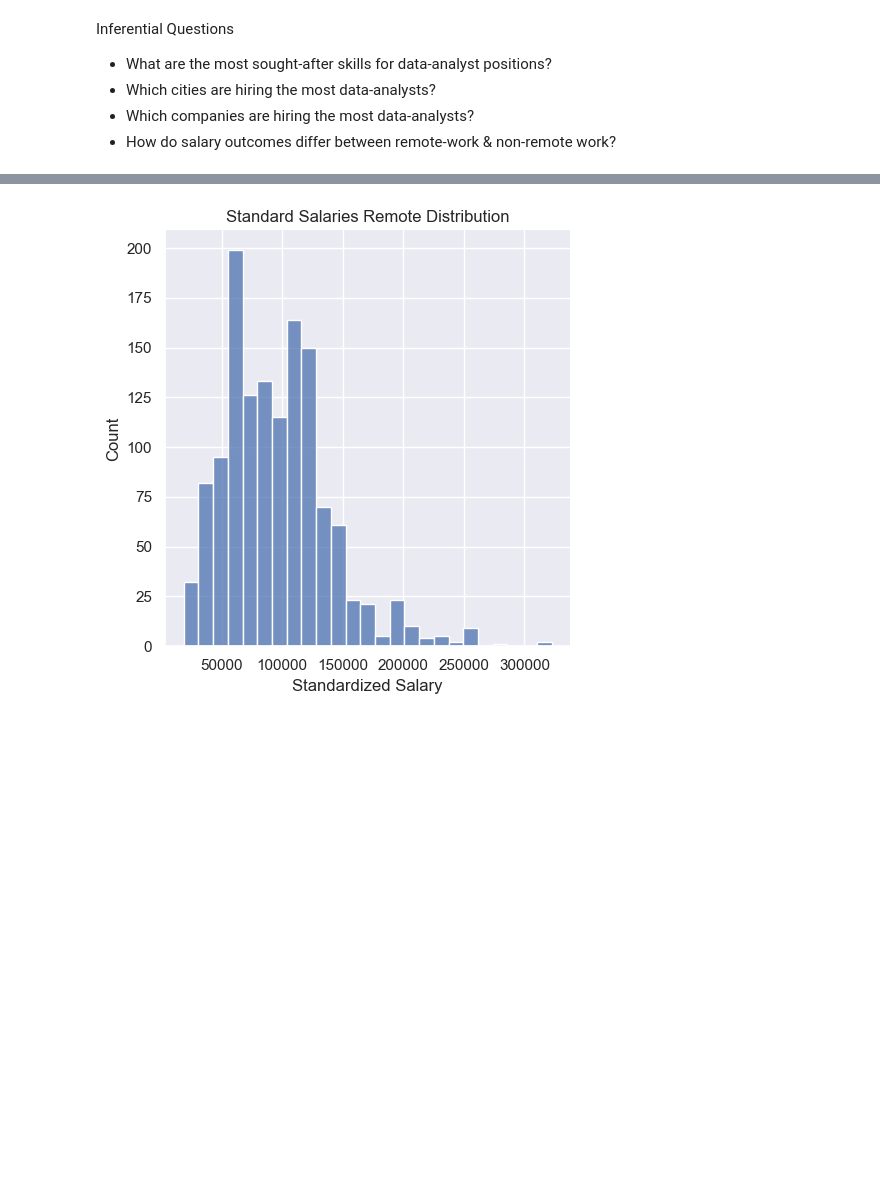
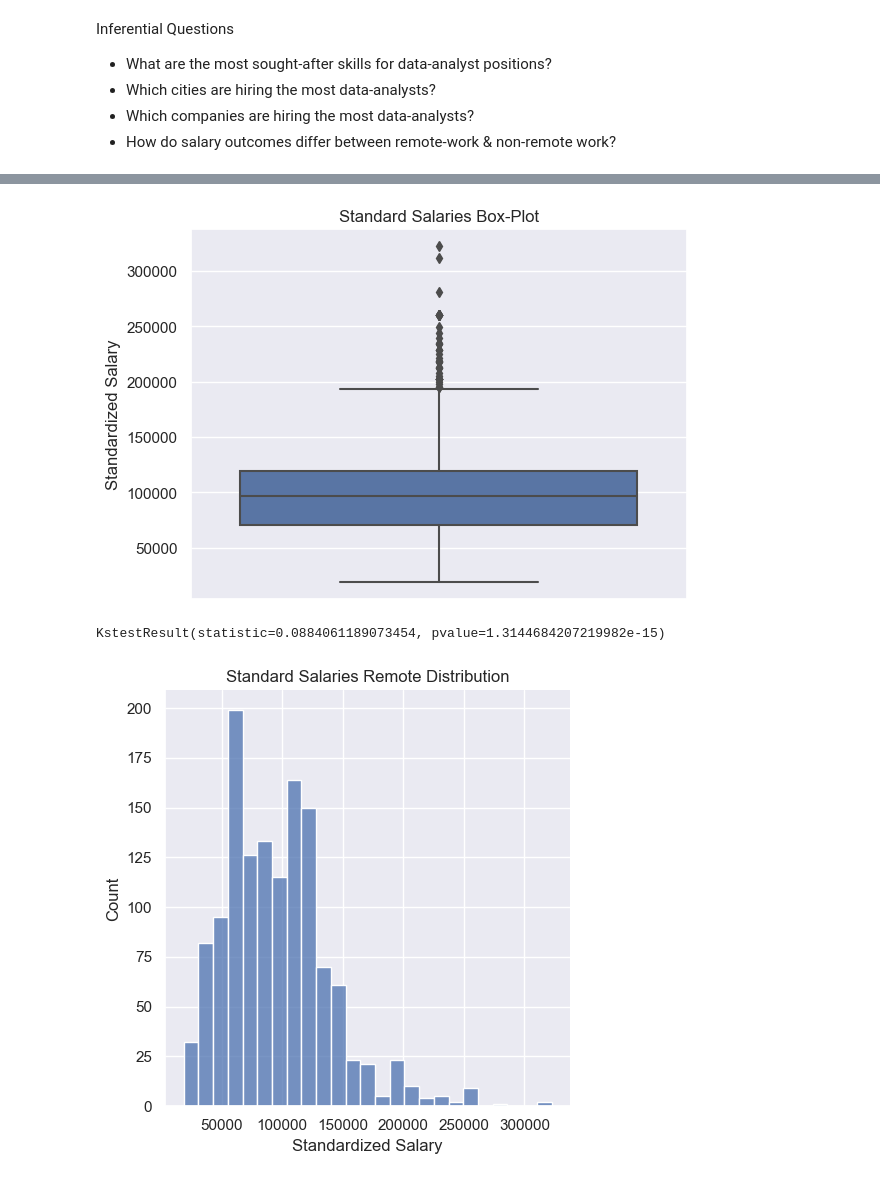
Before and after one commit to tpham16/Data-Analysts-Market-Analysis, a Jupyter notebook: eda.ipynb, the cells around one changed output, grey strips where cells are left out. Cells and saved outputs as stored; diff of their text form; code cells hidden in the pictures; blank space fills up the shorter version.

```diff
--- a/eda.ipynb
+++ b/eda.ipynb
@@ -23,3 +23,18 @@ plt.show()
+# %%
+sns.boxplot(data=standard_salaries, y ='salary_standardized')
+plt.title('Standard Salaries Box-Plot')
+plt.ylabel('Standardized Salary')
+plt.savefig('images/std_salaries_boxplot.png', dpi = 300, bbox_inches = "tight")
+plt.show()
+# %% [output]
+[figure, added]
+# %%
+from scipy import stats
+
+# perform KS test
+stats.kstest(standard_salaries['salary_standardized'], stats.norm.cdf, args = (standard_salaries['salary_standardized'].mean(), standard_salaries['salary_standardized'].std()))
+# %% [output]
+KstestResult(statistic=0.0884061189073454, pvalue=1.3144684207219982e-15)
 # %%
 # standard salaries remote distribution
 
```
Also changed, not shown: parts of 28 cells of this notebook, 21 other files.
